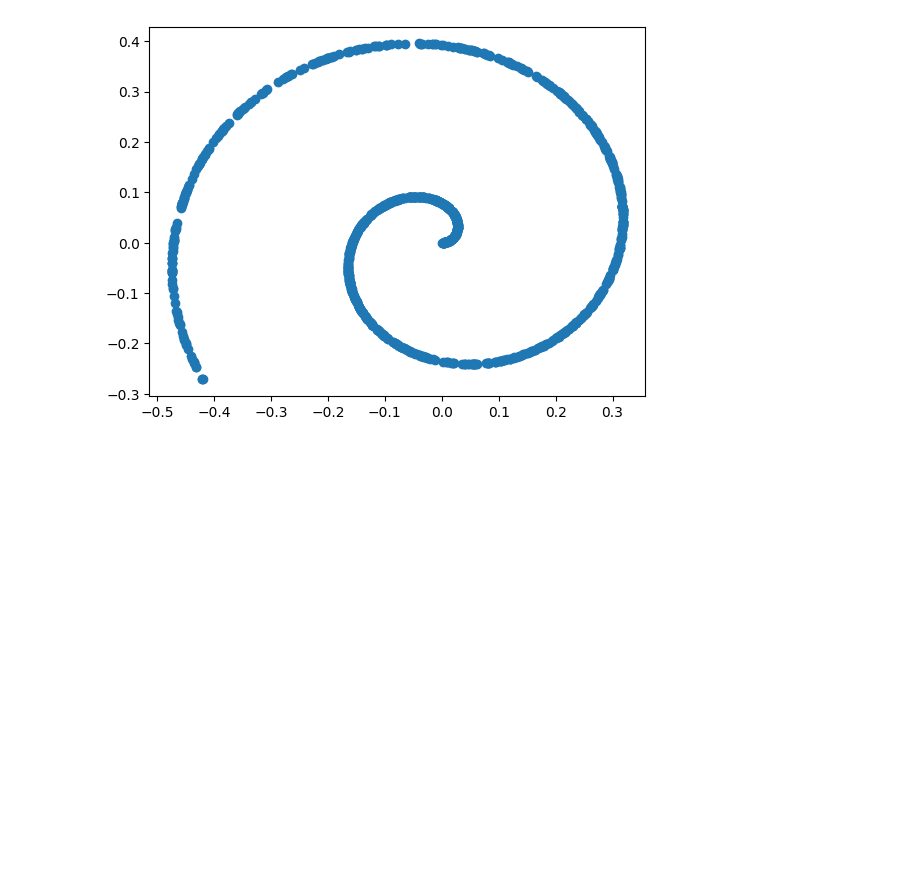
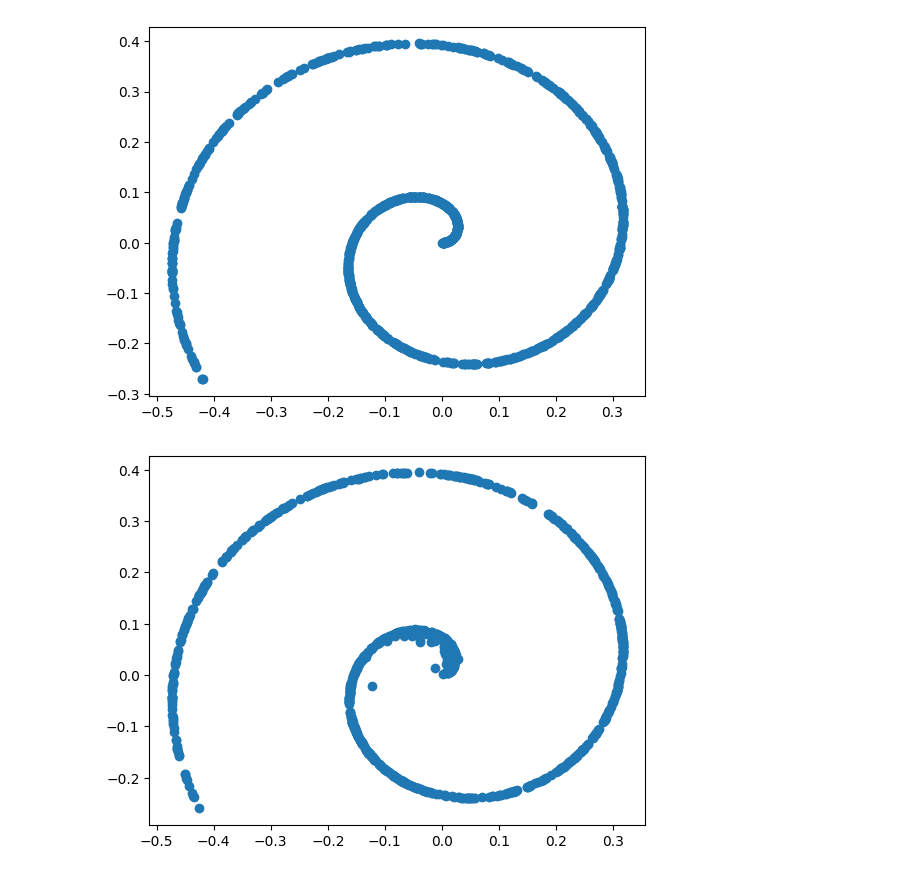
Before and after one commit to foundry-ai/foundry, a Jupyter notebook: examples/simple_diffusion.ipynb, the cells around one changed output. Saved outputs shown, nothing was run; the diff lists cells and outputs as text; code cells hidden in the pictures; blank space fills up the shorter version.

```diff
--- a/examples/simple_diffusion.ipynb
+++ b/examples/simple_diffusion.ipynb
@@ -52,4 +56,22 @@ class DiffusionMLP(nn.Module):
 
 model = DiffusionMLP([64, 64, 64], 128)
 vars = model.init(jax.random.PRNGKey(42), train_data[0], 0.)
+# %%
+# The schedule also has the compute_denoised method
+# which given a (small) dataset will compute the ground-truth model output!
+# This is useful for debugging whether the denoiser has sufficient
+# capacity to capture the true score function.
+def gt_denoiser(_rng_key, x, t):
+    denoised = schedule.compute_denoised(x, t, train_data.tree)
+    return schedule.output_from_denoised(x, t, denoised)
+
+def sample_gt(rng_key):
+    return schedule.sample(rng_key, gt_denoiser, train_data[0])
+
+gt_samples = jax.vmap(sample_gt)(jax.random.split(jax.random.PRNGKey(42), 1024))
+plt.clf()
+plt.scatter(gt_samples[:,0], gt_samples[:,1])
+plt.show()
+# %% [output]
+[figure, added]
 # %%
```
Also changed, not shown: parts of 4 cells of this notebook, 3 other files.
